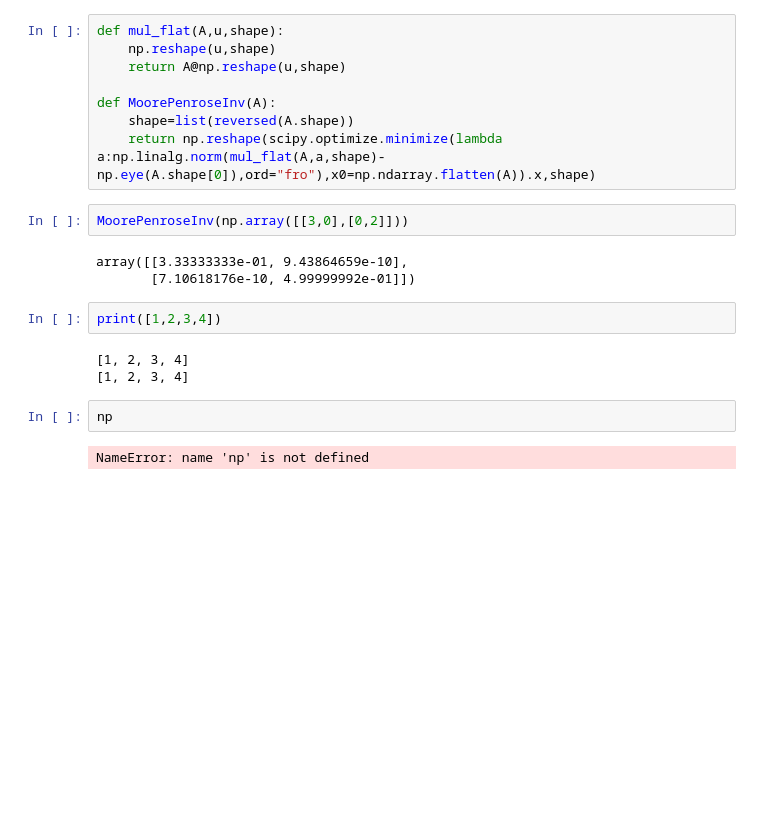
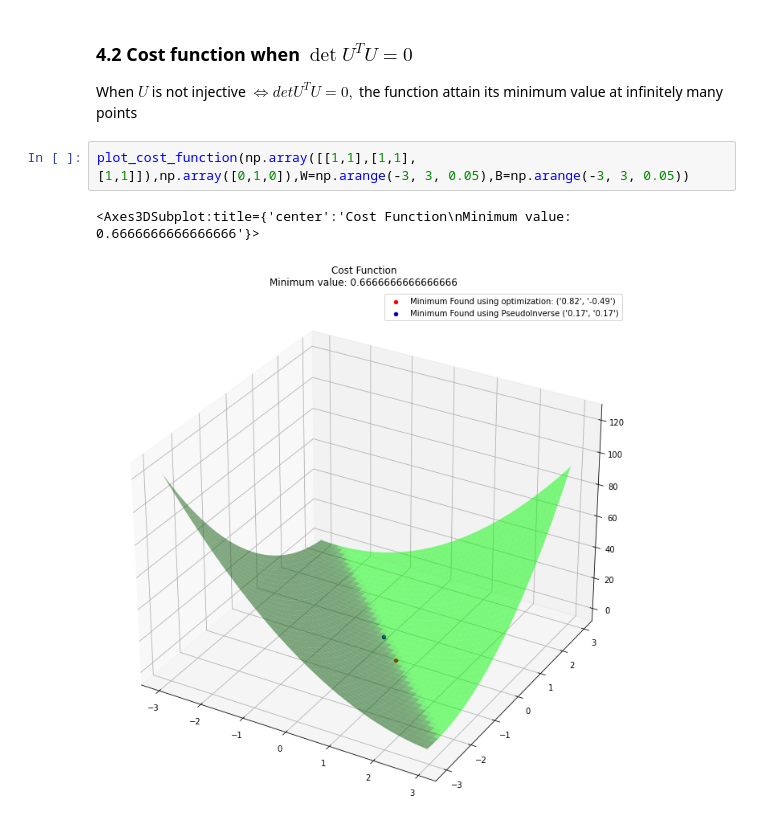
Before and after one commit to ramizouari/MachineLearning, a Jupyter notebook: Linear Regression.ipynb, the cells around one changed output. Drawn from its saved outputs; the diff is of its cells as text; blank space fills up the shorter version.

```diff
--- a/Linear Regression.ipynb
+++ b/Linear Regression.ipynb
@@ -81,22 +276,8 @@ ax.legend()
-# %%
-def mul_flat(A,u,shape):
-    np.reshape(u,shape)
-    return A@np.reshape(u,shape)
-
-def MoorePenroseInv(A):
-    shape=list(reversed(A.shape))
-    return np.reshape(scipy.optimize.minimize(lambda a:np.linalg.norm(mul_flat(A,a,shape)-np.eye(A.shape[0]),ord="fro"),x0=np.ndarray.flatten(A)).x,shape)
-# %%
-MoorePenroseInv(np.array([[3,0],[0,2]]))
-# %% [output]
-array([[3.33333333e-01, 9.43864659e-10],
-       [7.10618176e-10, 4.99999992e-01]])
-# %%
-print([1,2,3,4])
-# %% [output]
-[1, 2, 3, 4]
-[1, 2, 3, 4]
-# %%
-np
-# %% [output]
-NameError: name 'np' is not defined
+# %% [markdown]
+### 4.2 Cost function when $\det U^TU =0$
+When $U$ is not injective $\iff det U^TU =0,$ the function attain its minimum value at infinitely many points
+# %%
+plot_cost_function(np.array([[1,1],[1,1],[1,1]]),np.array([0,1,0]),W=np.arange(-3, 3, 0.05),B=np.arange(-3, 3, 0.05))
+# %% [output]
+<Axes3DSubplot:title={'center':'Cost Function\nMinimum value: 0.6666666666666666'}>
+[figure, added]
```
Also changed, not shown: parts of 34 cells of this notebook, 1 other file.
